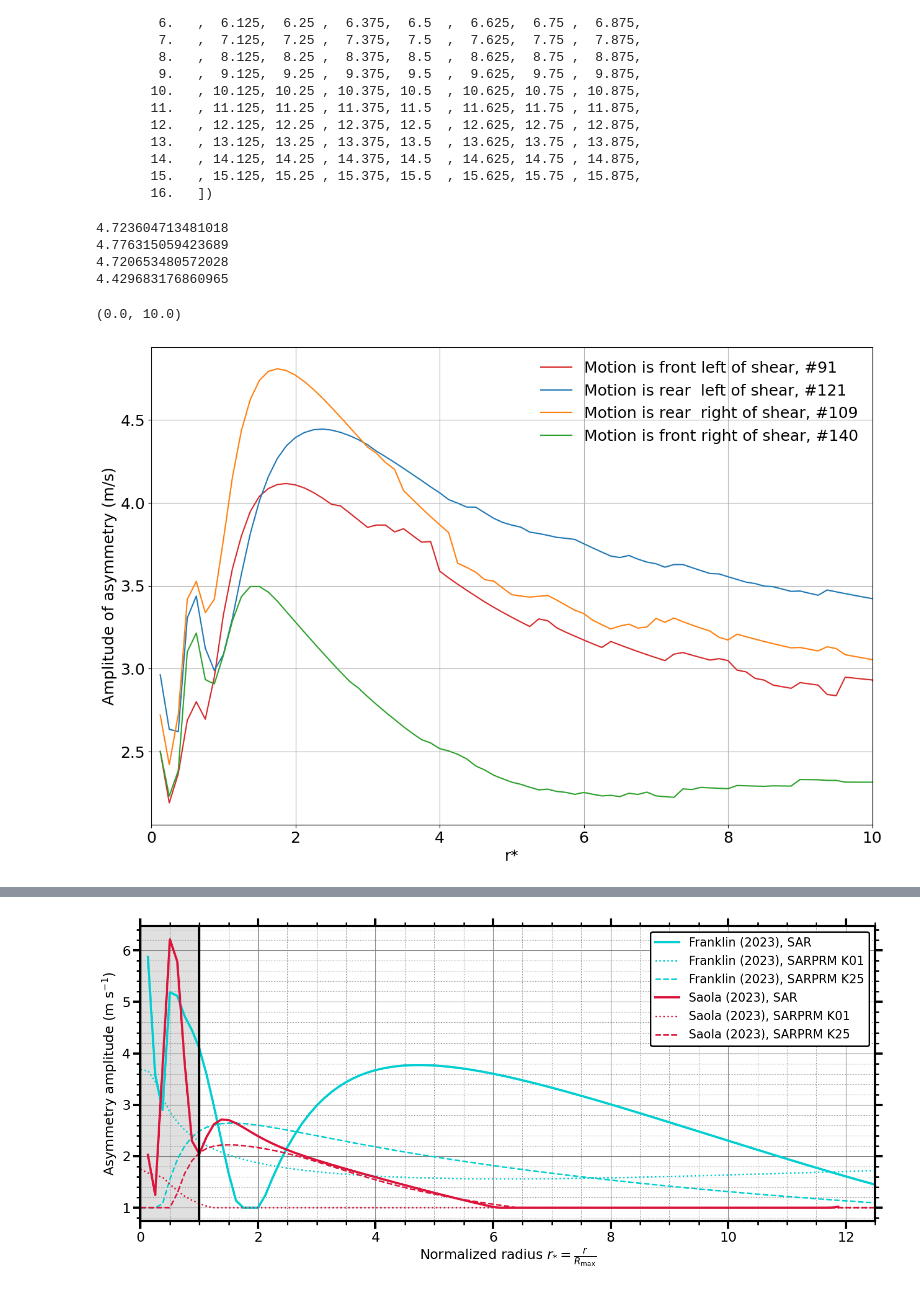
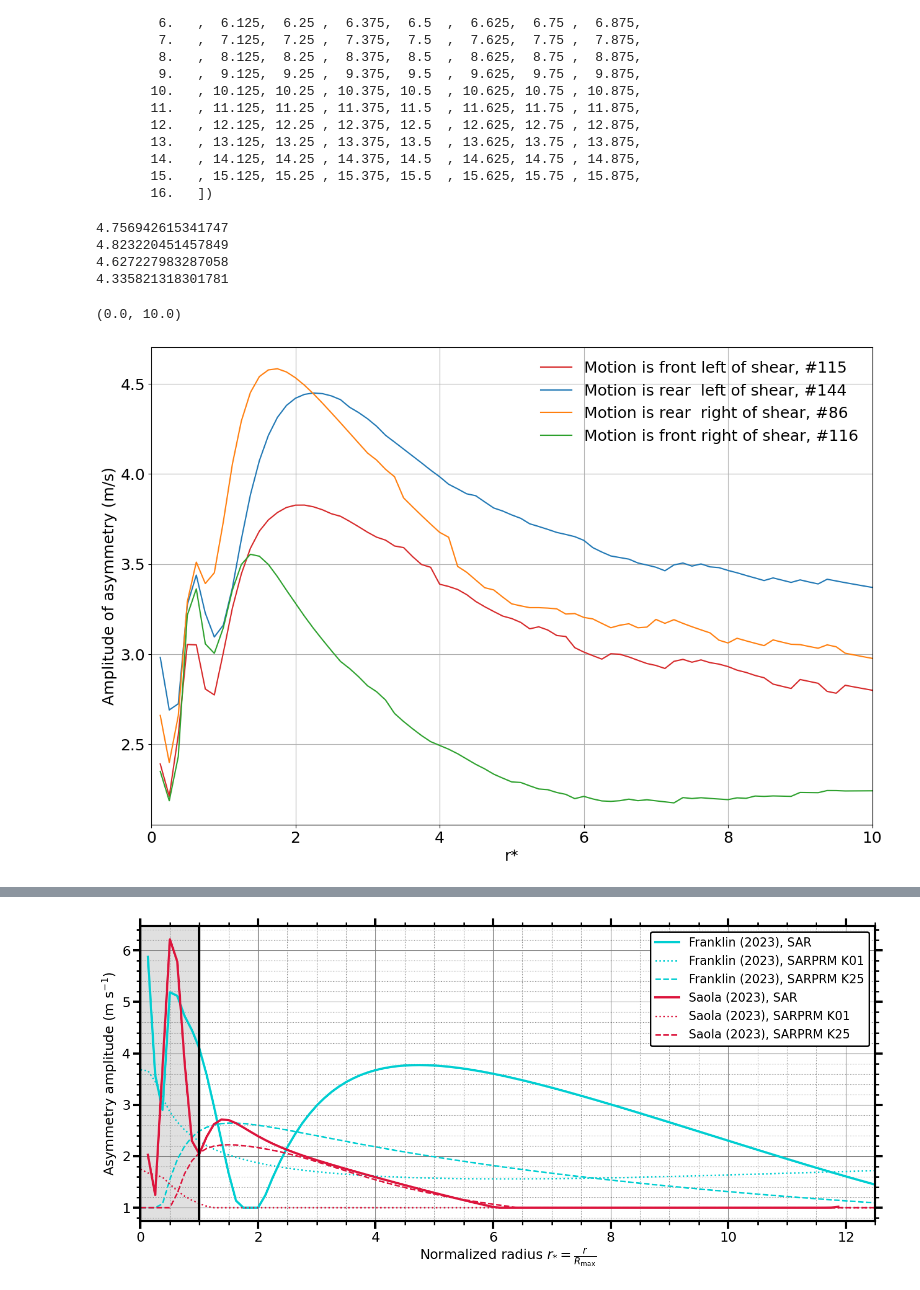
Before and after one commit to Arthur117/TCsLifeMonitFromObs, a Jupyter notebook: winddirection/PRJCT_TCBL/02_ASYMM_SHEAR_MOTION.ipynb, the cells around one changed output, grey strips where cells are left out. Saved outputs shown, nothing was run; the diff lists cells and outputs as text; code cells hidden in the pictures.

```diff
--- a/winddirection/PRJCT_TCBL/02_ASYMM_SHEAR_MOTION.ipynb
+++ b/winddirection/PRJCT_TCBL/02_ASYMM_SHEAR_MOTION.ipynb
@@ -216,6 +216,11 @@ for t in tqdm(range(len(d.time))):
     ### Open
     ds  = d.isel(time=t)
     dsp = xr.open_dataset(PTHS['sar_dir'] + ds.file_tcva.item()).isel(time=0)
+
+    # Mirror Southern hemisphere storms
+    if ds.lat < 0:
+        dsp['theta'] = (-dsp['theta']) % 360  # Flip w.r.t storm motion
+        dsp          = dsp.sortby('theta')
 
     ###########################
     ### Compute asymmetries ###
@@ -409,8 +412,8 @@ array([ 0.   ,  0.125,  0.25 ,  0.375,  0.5  ,  0.625,  0.75 ,  0.875,
 dsa        = xr.merge([d.sel(time=dsa_raw.time), dsa_raw], join="inner")
 
 # Update Southern hemisphere storms
-dsa['storm_dir_adjusted']               = dsa['storm_dir_ibt'].copy(deep=True) # No change as I am not sure, just remove SH storms
-# dsa['storm_dir_adjusted'][dsa.lat < 0] += 180
+shear_sym      = (2 * dsa.storm_dir_ibt - dsa.wsd_pmd) % 360
+dsa['wsd_pmd'] = xr.where(dsa.lat < 0, shear_sym, dsa.wsd_pmd)
 
 # Transform r into r*
 dsa['rad'] = dsa['rad'] / dsa.rmx
@@ -420,48 +423,49 @@ for t in tqdm(range(len(dsa.time))):
 dsa_ = xr.concat(l_dsa_, dim='time')
 
 # FILTERS
-keep = (
-    # (dsa_.vts == 360)
-    (dsa_.lat > 0)
-    # (dsa.vmx > 33)
-)
+keep = True
+# keep = (
+#     # (dsa_.vts == 360)
+#     (dsa_.lat > 0)
+#     # (dsa.vmx > 33)
+# )
 dsa_['keep'] = keep
 # %%
-# dsa1_ = dsa_.where(((dsa_.wsd_pmd - dsa_.storm_dir_adjusted) % 360 >= 0)   & ((dsa_.wsd_pmd - dsa_.storm_dir_adjusted) % 360 <= 90),  drop=True).where(~np.isnan(dsa_.vws_pmd)).dropna(dim='time', subset=['vws_pmd'])
-# dsa2_ = dsa_.where(((dsa_.wsd_pmd - dsa_.storm_dir_adjusted) % 360 >= 90)  & ((dsa_.wsd_pmd - dsa_.storm_dir_adjusted) % 360 <= 180), drop=True).where(~np.isnan(dsa_.vws_pmd)).dropna(dim='time', subset=['vws_pmd'])
-# dsa3_ = dsa_.where(((dsa_.wsd_pmd - dsa_.storm_dir_adjusted) % 360 >= 180) & ((dsa_.wsd_pmd - dsa_.storm_dir_adjusted) % 360 <= 270), drop=True).where(~np.isnan(dsa_.vws_pmd)).dropna(dim='time', subset=['vws_pmd'])
-# dsa4_ = dsa_.where(((dsa_.wsd_pmd - dsa_.storm_dir_adjusted) % 360 >= 270) & ((dsa_.wsd_pmd - dsa_.storm_dir_adjusted) % 360 <= 360), drop=True).where(~np.isnan(dsa_.vws_pmd)).dropna(dim='time', subset=['vws_pmd'])
+# dsa1_ = dsa_.where(((dsa_.wsd_pmd - dsa_.storm_dir_ibt) % 360 >= 0)   & ((dsa_.wsd_pmd - dsa_.storm_dir_ibt) % 360 <= 90),  drop=True).where(~np.isnan(dsa_.vws_pmd)).dropna(dim='time', subset=['vws_pmd'])
+# dsa2_ = dsa_.where(((dsa_.wsd_pmd - dsa_.storm_dir_ibt) % 360 >= 90)  & ((dsa_.wsd_pmd - dsa_.storm_dir_ibt) % 360 <= 180), drop=True).where(~np.isnan(dsa_.vws_pmd)).dropna(dim='time', subset=['vws_pmd'])
+# dsa3_ = dsa_.where(((dsa_.wsd_pmd - dsa_.storm_dir_ibt) % 360 >= 180) & ((dsa_.wsd_pmd - dsa_.storm_dir_ibt) % 360 <= 270), drop=True).where(~np.isnan(dsa_.vws_pmd)).dropna(dim='time', subset=['vws_pmd'])
+# dsa4_ = dsa_.where(((dsa_.wsd_pmd - dsa_.storm_dir_ibt) % 360 >= 270) & ((dsa_.wsd_pmd - dsa_.storm_dir_ibt) % 360 <= 360), drop=True).where(~np.isnan(dsa_.vws_pmd)).dropna(dim='time', subset=['vws_pmd'])
 
-dsa1_ = dsa_.where(((dsa_.wsd_pmd - dsa_.storm_dir_adjusted) % 360 >= 0)   & ((dsa_.wsd_pmd - dsa_.storm_dir_adjusted) % 360 <= 90),  drop=True)
-dsa2_ = dsa_.where(((dsa_.wsd_pmd - dsa_.storm_dir_adjusted) % 360 >= 90)  & ((dsa_.wsd_pmd - dsa_.storm_dir_adjusted) % 360 <= 180), drop=True)
-dsa3_ = dsa_.where(((dsa_.wsd_pmd - dsa_.storm_dir_adjusted) % 360 >= 180) & ((dsa_.wsd_pmd - dsa_.storm_dir_adjusted) % 360 <= 270), drop=True)
-dsa4_ = dsa_.where(((dsa_.wsd_pmd - dsa_.storm_dir_adjusted) % 360 >= 270) & ((dsa_.wsd_pmd - dsa_.storm_dir_adjusted) % 360 <= 360), drop=True)
+dsa1_ = dsa_.where(((dsa_.wsd_pmd - dsa_.storm_dir_ibt) % 360 >= 0)   & ((dsa_.wsd_pmd - dsa_.storm_dir_ibt) % 360 <= 90),  drop=True)
+dsa2_ = dsa_.where(((dsa_.wsd_pmd - dsa_.storm_dir_ibt) % 360 >= 90)  & ((dsa_.wsd_pmd - dsa_.storm_dir_ibt) % 360 <= 180), drop=True)
+dsa3_ = dsa_.where(((dsa_.wsd_pmd - dsa_.storm_dir_ibt) % 360 >= 180) & ((dsa_.wsd_pmd - dsa_.storm_dir_ibt) % 360 <= 270), drop=True)
+dsa4_ = dsa_.where(((dsa_.wsd_pmd - dsa_.storm_dir_ibt) % 360 >= 270) & ((dsa_.wsd_pmd - dsa_.storm_dir_ibt) % 360 <= 360), drop=True)
 
 # print(float(dsa1.rmx.mean()))
 # print(float(dsa2.rmx.mean()))
 # print(float(dsa3.rmx.mean()))
 # print(float(dsa4.rmx.mean()))
 
 print(float(dsa1_.storm_speed_ibt.mean()))
 print(float(dsa2_.storm_speed_ibt.mean()))
 print(float(dsa3_.storm_speed_ibt.mean()))
 print(float(dsa4_.storm_speed_ibt.mean()))
 
 plt.plot(r_star, dsa1_.acn.where(dsa1_.keep).mean(dim='time'), label='Motion is front left of shear, #{}'.format(len(dsa1_.time)),  c='tab:red')
 plt.plot(r_star, dsa2_.acn.where(dsa2_.keep).mean(dim='time'), label='Motion is rear  left of shear, #{}'.format(len(dsa2_.time)),  c='tab:blue')
 plt.plot(r_star, dsa3_.acn.where(dsa3_.keep).mean(dim='time'), label='Motion is rear  right of shear, #{}'.format(len(dsa3_.time)), c='tab:orange')
 plt.plot(r_star, dsa4_.acn.where(dsa4_.keep).mean(dim='time'), label='Motion is front right of shear, #{}'.format(len(dsa4_.time)), c='tab:green')
 plt.legend(frameon=False)
 plt.grid()
 plt.xlabel('r*')
 plt.ylabel('Amplitude of asymmetry (m/s)')
 
 plt.xlim(0, 10)
 # %% [output]
-4.723604713481018
-4.776315059423689
-4.720653480572028
-4.429683176860965
+4.756942615341747
+4.823220451457849
+4.627227983287058
+4.335821318301781
 (0.0, 10.0)
-[figure, old version]
+[figure, new version]
 # %%
```
Also changed, not shown: parts of 17 cells of this notebook.
